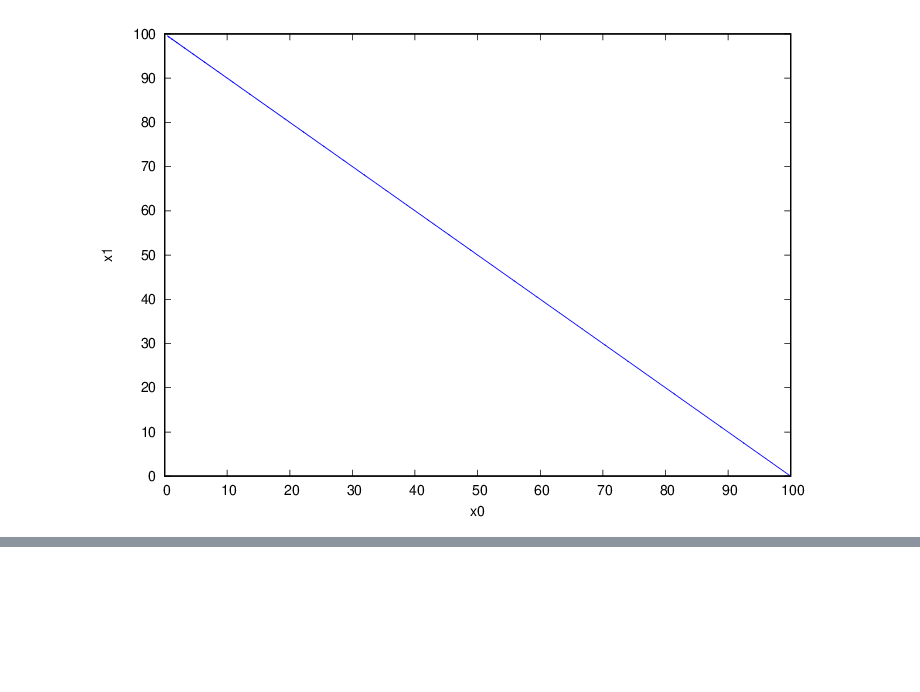
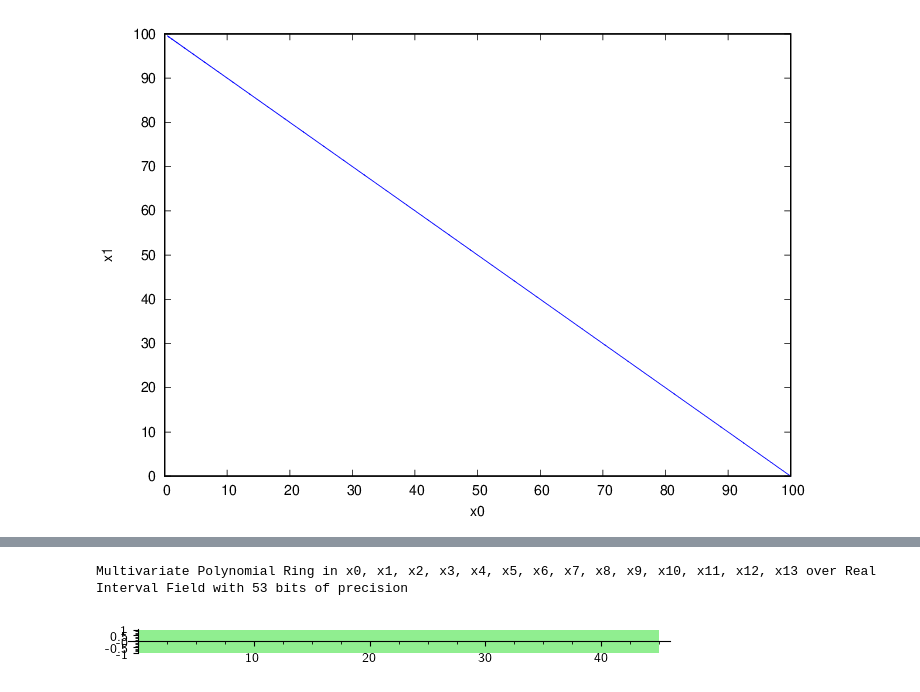
Before and after one commit to twright/Logic-of-Behaviour-in-Uncertain-Contexts, a Jupyter notebook: NonPolynomialReachability.ipynb, the cells around one changed output, grey strips where cells are left out. Cells and saved outputs as stored; diff of their text form; code cells hidden in the pictures; blank space fills up the shorter version.

```diff
--- a/NonPolynomialReachability.ipynb
+++ b/NonPolynomialReachability.ipynb
@@ -144,0 +258,11 @@ r.wplot(s.n("S"), s.n("P"))
+# %%
+PR = sg.PolynomialRing(sg.RIF, ', '.join(str(x) for x in s.varmap.values())); PR
+# %% [output]
+Multivariate Polynomial Ring in x0, x1, x2, x3, x4, x5, x6, x7, x8, x9, x10, x11, x12, x13 over Real Interval Field with 53 bits of precision
+# %%
+with suppress_stdout():
+    sig = Atomic(PR(s.v("Protein(dEL,iEL;)")) - 1.5).signal_for_system(s, 45)
+
+display_graphics( sig.plot() )
+# %% [output]
+[figure, added]
```
Also changed, not shown: parts of 18 cells of this notebook, 41 other files.
